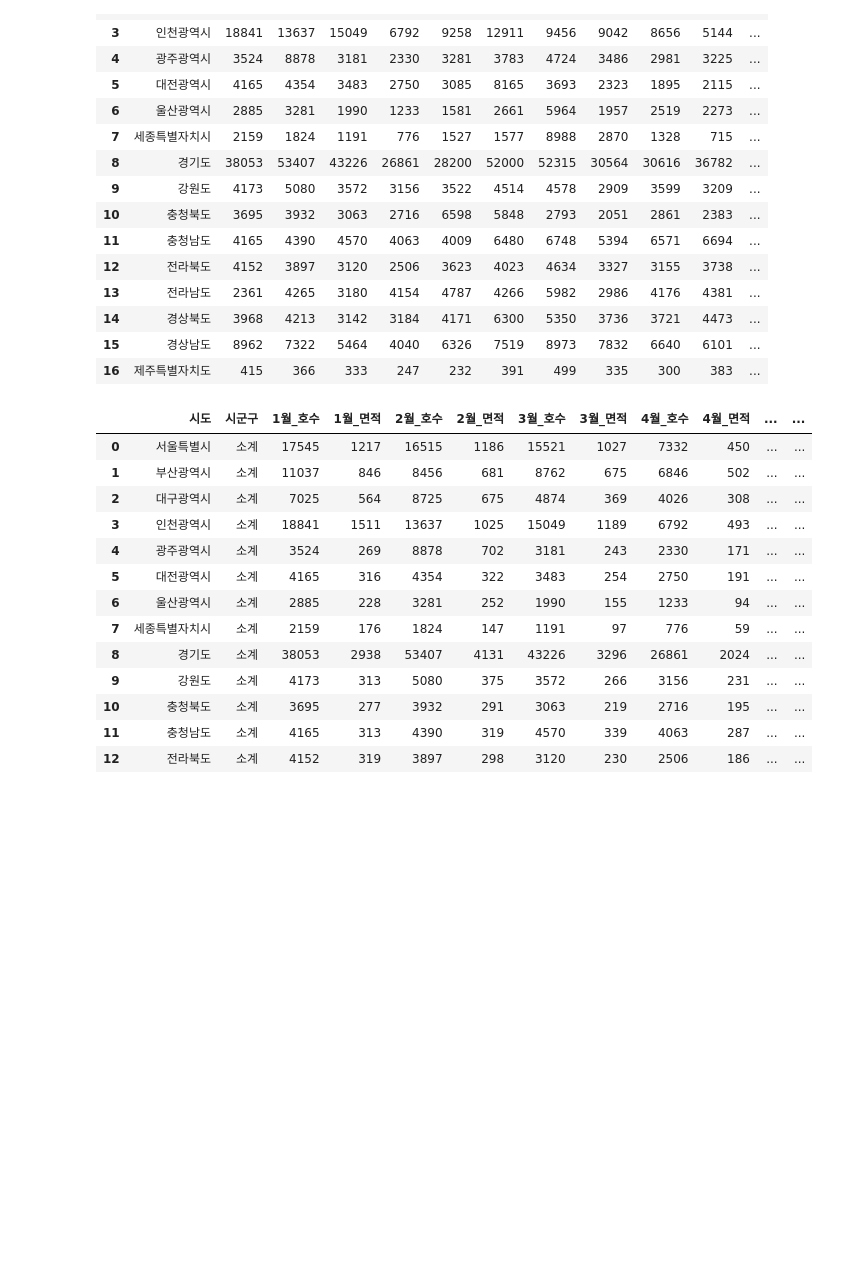
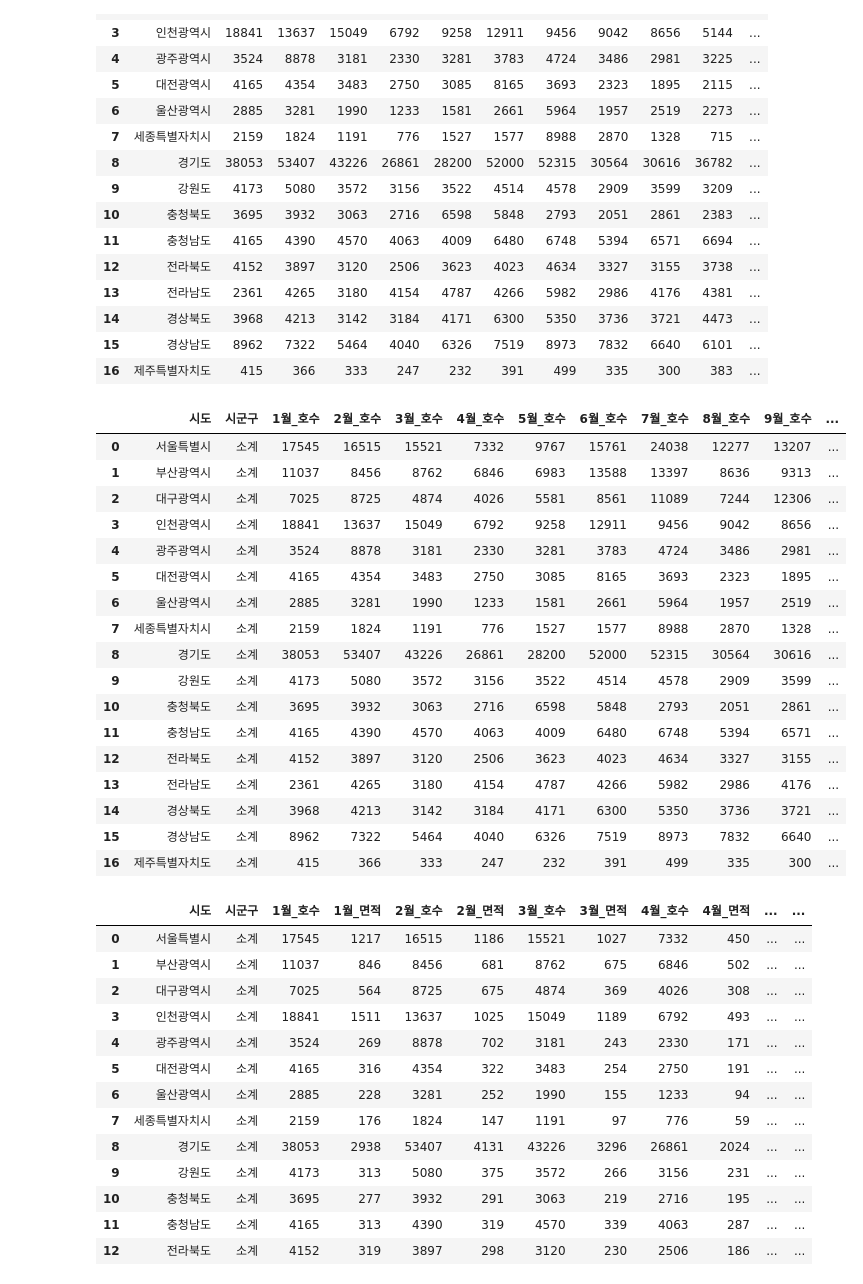
Before and after one commit to 2025-DongA-1/data-home, a Jupyter notebook: py/tojson.ipynb, the cells around one changed output. Saved outputs shown, nothing was run; the diff lists cells and outputs as text; code cells hidden in the pictures; blank space fills up the shorter version.

```diff
--- a/py/tojson.ipynb
+++ b/py/tojson.ipynb
@@ -46,6 +46,27 @@ ayl_1[0]
 | 14 | 경상북도 | 3968 | 4213 | 3142 | 3184 | 4171 | 6300 | 5350 | 3736 | 3721 | 4473 | ... |
 | 15 | 경상남도 | 8962 | 7322 | 5464 | 4040 | 6326 | 7519 | 8973 | 7832 | 6640 | 6101 | ... |
 | 16 | 제주특별자치도 | 415 | 366 | 333 | 247 | 232 | 391 | 499 | 335 | 300 | 383 | ... |
+# %%
+monthly_area_r_result
+# %% [output]
+|  | 시도 | 시군구 | 1월_호수 | 2월_호수 | 3월_호수 | 4월_호수 | 5월_호수 | 6월_호수 | 7월_호수 | 8월_호수 | 9월_호수 | ... |
+| 0 | 서울특별시 | 소계 | 17545 | 16515 | 15521 | 7332 | 9767 | 15761 | 24038 | 12277 | 13207 | ... |
+| 1 | 부산광역시 | 소계 | 11037 | 8456 | 8762 | 6846 | 6983 | 13588 | 13397 | 8636 | 9313 | ... |
+| 2 | 대구광역시 | 소계 | 7025 | 8725 | 4874 | 4026 | 5581 | 8561 | 11089 | 7244 | 12306 | ... |
+| 3 | 인천광역시 | 소계 | 18841 | 13637 | 15049 | 6792 | 9258 | 12911 | 9456 | 9042 | 8656 | ... |
+| 4 | 광주광역시 | 소계 | 3524 | 8878 | 3181 | 2330 | 3281 | 3783 | 4724 | 3486 | 2981 | ... |
+| 5 | 대전광역시 | 소계 | 4165 | 4354 | 3483 | 2750 | 3085 | 8165 | 3693 | 2323 | 1895 | ... |
+| 6 | 울산광역시 | 소계 | 2885 | 3281 | 1990 | 1233 | 1581 | 2661 | 5964 | 1957 | 2519 | ... |
+| 7 | 세종특별자치시 | 소계 | 2159 | 1824 | 1191 | 776 | 1527 | 1577 | 8988 | 2870 | 1328 | ... |
+| 8 | 경기도 | 소계 | 38053 | 53407 | 43226 | 26861 | 28200 | 52000 | 52315 | 30564 | 30616 | ... |
+| 9 | 강원도 | 소계 | 4173 | 5080 | 3572 | 3156 | 3522 | 4514 | 4578 | 2909 | 3599 | ... |
+| 10 | 충청북도 | 소계 | 3695 | 3932 | 3063 | 2716 | 6598 | 5848 | 2793 | 2051 | 2861 | ... |
+| 11 | 충청남도 | 소계 | 4165 | 4390 | 4570 | 4063 | 4009 | 6480 | 6748 | 5394 | 6571 | ... |
+| 12 | 전라북도 | 소계 | 4152 | 3897 | 3120 | 2506 | 3623 | 4023 | 4634 | 3327 | 3155 | ... |
+| 13 | 전라남도 | 소계 | 2361 | 4265 | 3180 | 4154 | 4787 | 4266 | 5982 | 2986 | 4176 | ... |
+| 14 | 경상북도 | 소계 | 3968 | 4213 | 3142 | 3184 | 4171 | 6300 | 5350 | 3736 | 3721 | ... |
+| 15 | 경상남도 | 소계 | 8962 | 7322 | 5464 | 4040 | 6326 | 7519 | 8973 | 7832 | 6640 | ... |
+| 16 | 제주특별자치도 | 소계 | 415 | 366 | 333 | 247 | 232 | 391 | 499 | 335 | 300 | ... |
 # %%
 df = dc.clean_date_column(df ,'거래일')
 day_result = dc.day_stat(df , '거래일', '거래금액')
```
Also changed, not shown: parts of 3 cells of this notebook, 8 other files.
